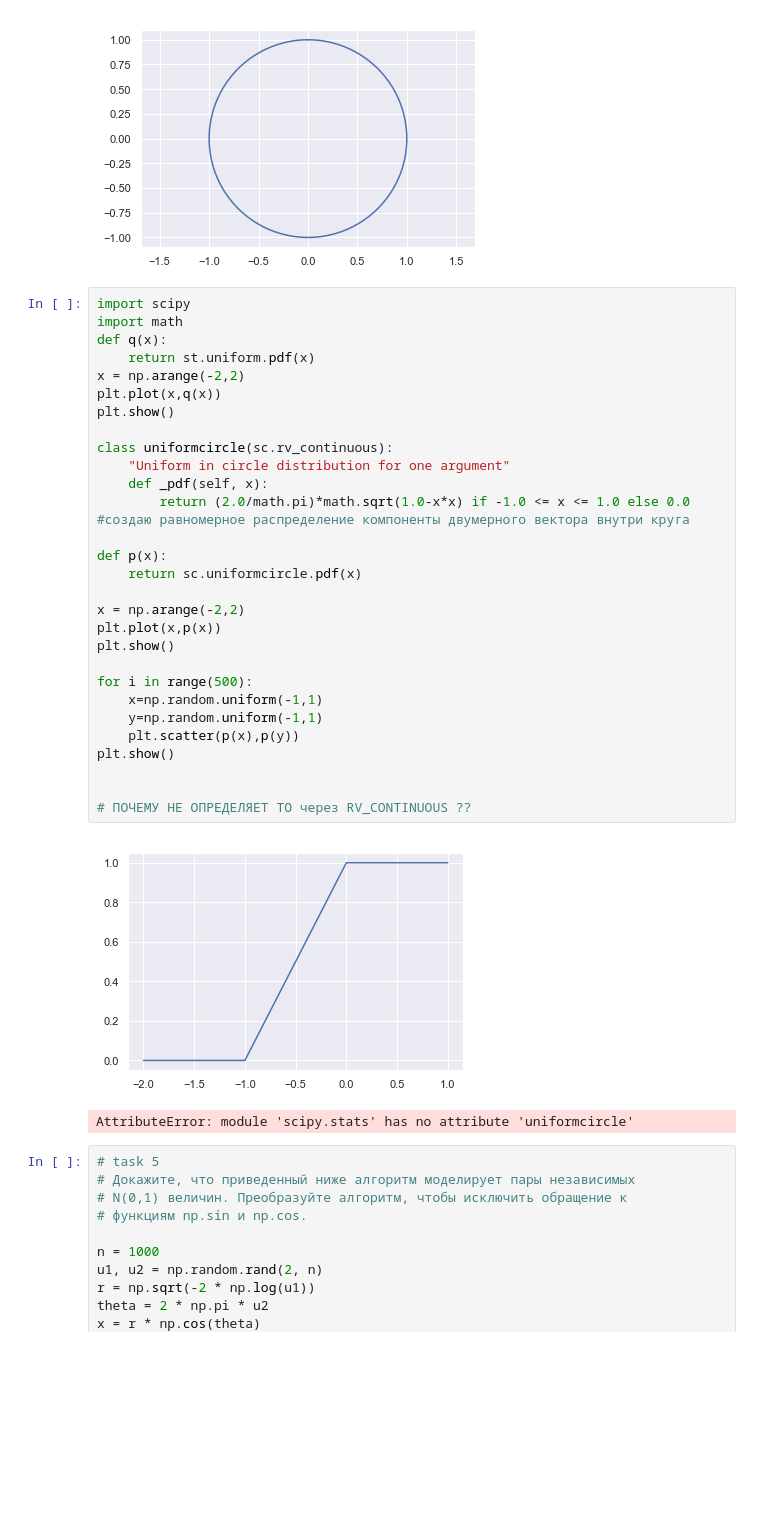
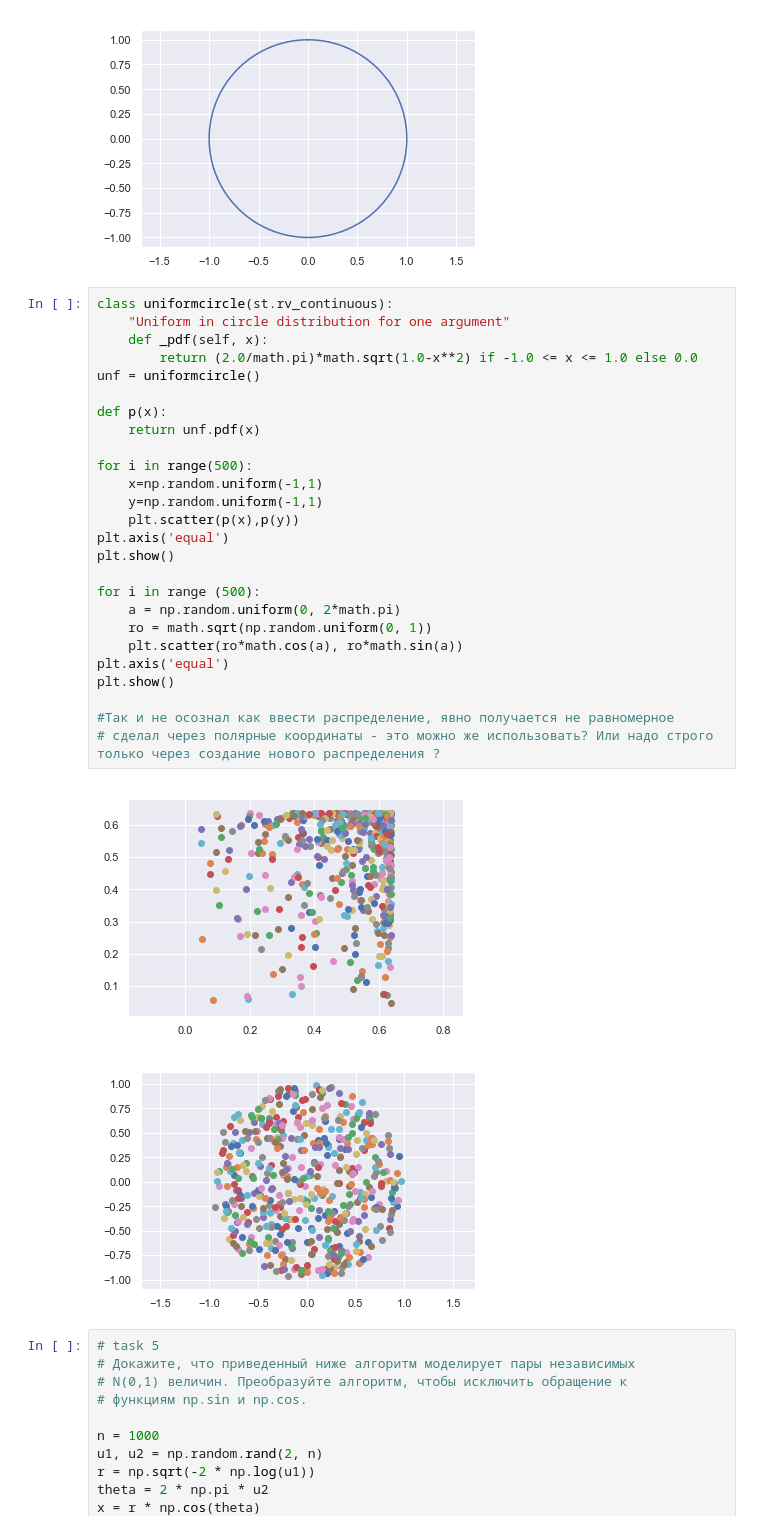
Before and after one commit to MaratMaratMaratMarat/repository-1, a Jupyter notebook: 4.ipynb, the cells around one changed output. Saved outputs shown, nothing was run; the diff lists cells and outputs as text; blank space fills up the shorter version.

```diff
--- a/4.ipynb
+++ b/4.ipynb
@@ -140,37 +140,34 @@ plt.show()
 # %% [output]
 [figure]
 # %%
-import scipy
-import math
-def q(x):
-    return st.uniform.pdf(x)
-x = np.arange(-2,2)
-plt.plot(x,q(x))
-plt.show()
-
-class uniformcircle(sc.rv_continuous):
+class uniformcircle(st.rv_continuous):
     "Uniform in circle distribution for one argument"
     def _pdf(self, x):
-        return (2.0/math.pi)*math.sqrt(1.0-x*x) if -1.0 <= x <= 1.0 else 0.0  #создаю равномерное распределение компоненты двумерного вектора внутри круга
+        return (2.0/math.pi)*math.sqrt(1.0-x**2) if -1.0 <= x <= 1.0 else 0.0
+unf = uniformcircle()
 
 def p(x):
-    return sc.uniformcircle.pdf(x)
-
-x = np.arange(-2,2)
-plt.plot(x,p(x))
-plt.show()
+    return unf.pdf(x)
 
 for i in range(500):
     x=np.random.uniform(-1,1)
     y=np.random.uniform(-1,1)
     plt.scatter(p(x),p(y))
+plt.axis('equal')
 plt.show()
 
+for i in range (500):
+    a = np.random.uniform(0, 2*math.pi)
+    ro = math.sqrt(np.random.uniform(0, 1))
+    plt.scatter(ro*math.cos(a), ro*math.sin(a))
+plt.axis('equal')
+plt.show()
 
-# ПОЧЕМУ НЕ ОПРЕДЕЛЯЕТ ТО через RV_CONTINUOUS ??
+#Так и не осознал как ввести распределение, явно получается не равномерное
+# сделал через полярные координаты - это можно же использовать? Или надо строго только через создание нового распределения ?
 # %% [output]
-[figure, old version]
+[figure, new version]
-AttributeError: module 'scipy.stats' has no attribute 'uniformcircle'
+[figure, added]
 # %%
 # task 5
 # Докажите, что приведенный ниже алгоритм моделирует пары независимых
```
Also changed, not shown: parts of 3 cells of this notebook.
